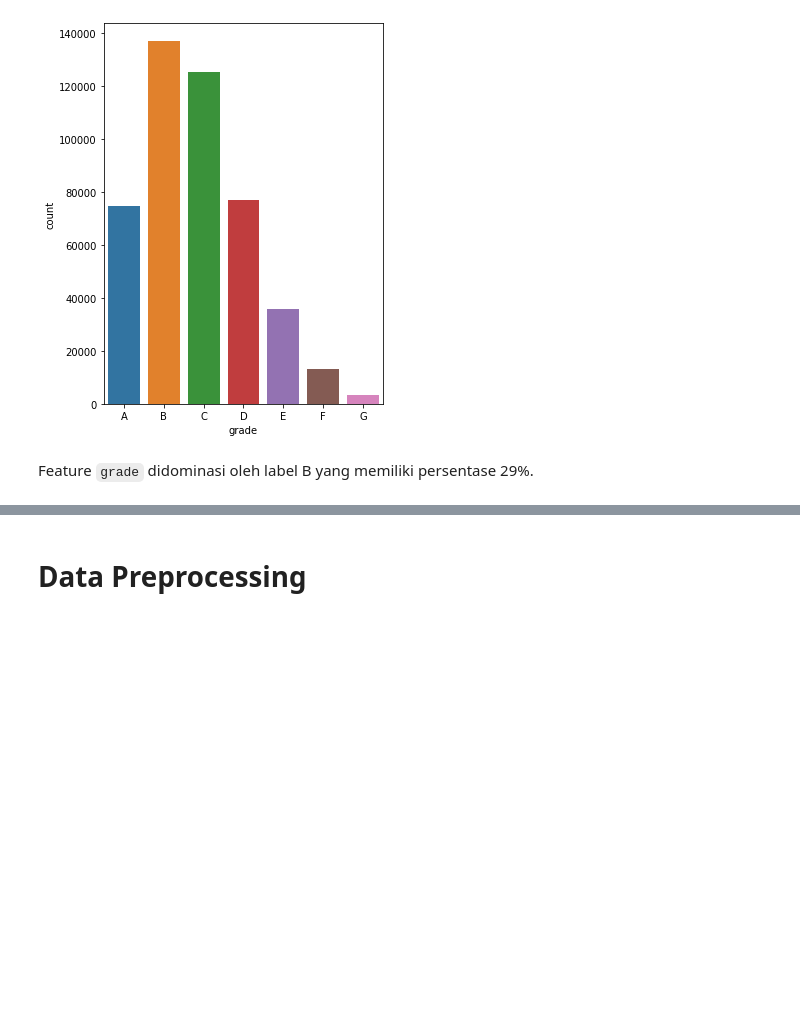
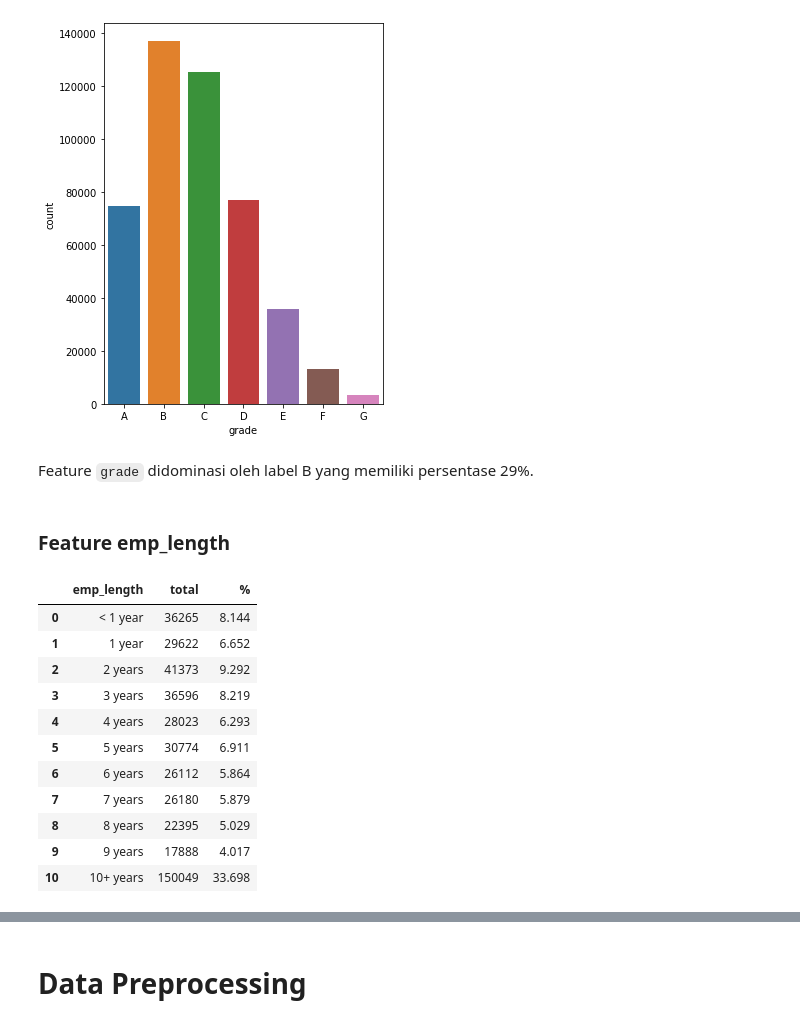
Before and after one commit to bayubagusbagaswara/CreditRiskPrediction, a Jupyter notebook: CreditRiskPrediction.ipynb, the cells around one changed output, grey strips where cells are left out. Drawn from its saved outputs; the diff is of its cells as text; code cells hidden in the pictures; blank space fills up the shorter version.

```diff
--- a/CreditRiskPrediction.ipynb
+++ b/CreditRiskPrediction.ipynb
@@ -500,3 +500,24 @@ plt.show()
 [figure]
 # %% [markdown]
 Feature `grade` didominasi oleh label B yang memiliki persentase 29%.
+# %% [markdown]
+### Feature emp_length
+# %%
+# hitung persentase feature emp_length
+emp_length = data.groupby('emp_length').agg({'id':'count'}).reset_index()
+emp_length.columns = ['emp_length', 'total']
+emp_length['%'] = round(emp_length.total*100/sum(emp_length.total),3)
+emp_length
+# %% [output]
+|  | emp_length | total | % |
+| 0 | < 1 year | 36265 | 8.144 |
+| 1 | 1 year | 29622 | 6.652 |
+| 2 | 2 years | 41373 | 9.292 |
+| 3 | 3 years | 36596 | 8.219 |
+| 4 | 4 years | 28023 | 6.293 |
+| 5 | 5 years | 30774 | 6.911 |
+| 6 | 6 years | 26112 | 5.864 |
+| 7 | 7 years | 26180 | 5.879 |
+| 8 | 8 years | 22395 | 5.029 |
+| 9 | 9 years | 17888 | 4.017 |
+| 10 | 10+ years | 150049 | 33.698 |
```
Also changed, not shown: parts of 2 cells of this notebook.
